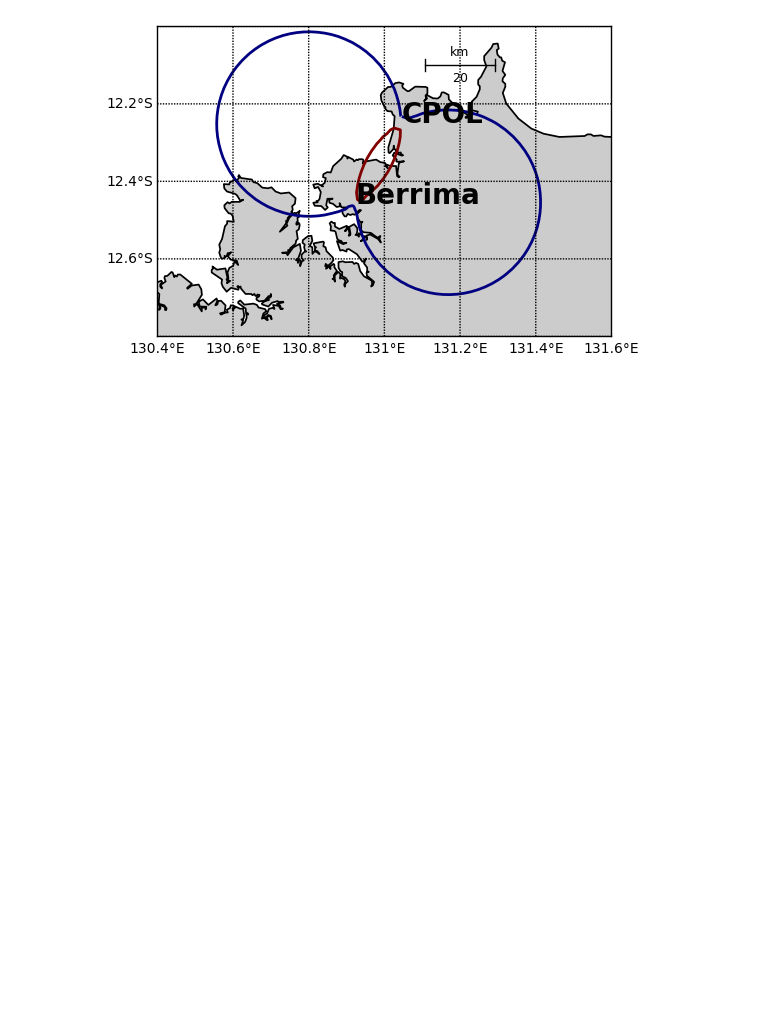
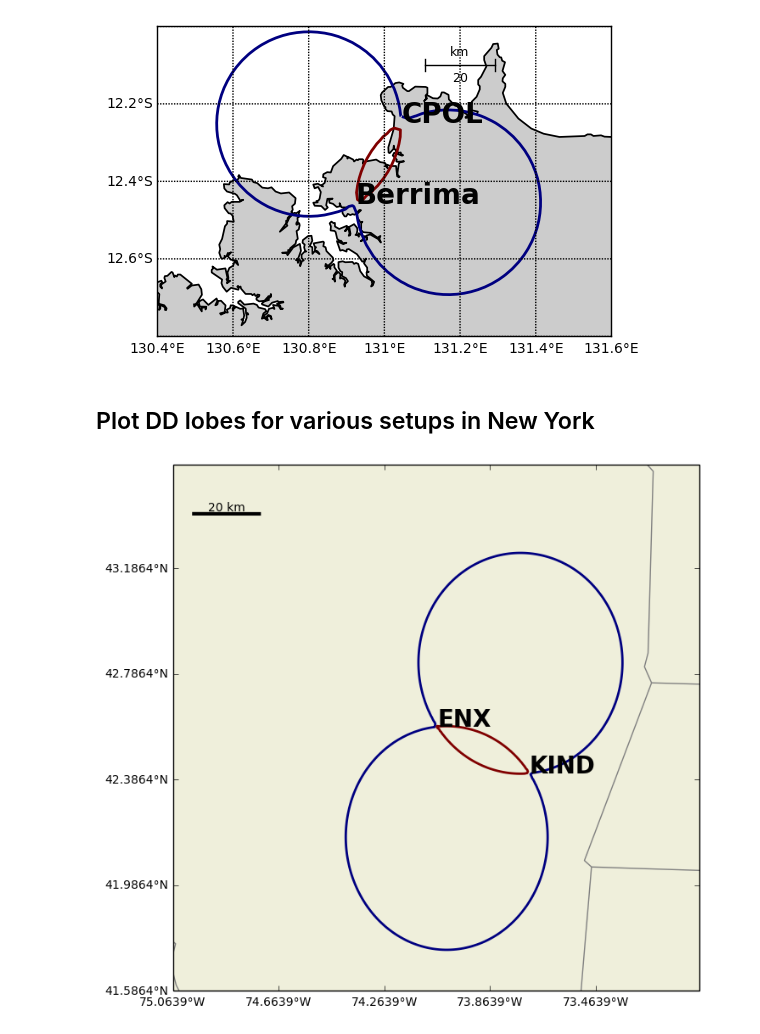
Before and after one commit to rcjackson/cmdv-rrm-anl, a Jupyter notebook: notebooks/DDLobes.ipynb, the cells around one changed output. Cells and saved outputs as stored; diff of their text form; code cells hidden in the pictures; blank space fills up the shorter version.

Commit message:
ADD: Dual Doppler lobe graphs for several spots in New York

```diff
--- a/notebooks/DDLobes.ipynb
+++ b/notebooks/DDLobes.ipynb
@@ -250,3 +349,17 @@ plt.subplot(211)
 plot_dd_lobe(0)
 # %% [output]
 [figure]
+# %% [markdown]
+## Plot DD lobes for various setups in New York
+# %%
+ENX = [dms_to_decimal(-74.0, 3.0, 50.0), dms_to_decimal(42.0, 35.0, 11.0)]
+KIND = [dms_to_decimal(-73.0, 42.0, 56.0), dms_to_decimal(42.0, 24.0, 36.0)]
+Albany_airport = [-73.8055, 42.7487]
+Delmar = [-73.8326, 42.6220]
+VOOR = [dms_to_decimal(-73, 42.0, 56.0), dms_to_decimal(42.0, 24.0, 36.0)]
+MEDU = [-74.1656, 42.4689]
+
+plt.figure(figsize=(8,10))
+plot_dd_lobes(ENX, KIND, 'ENX', 'KIND')
+# %% [output]
+[figure, added]
```
Also changed, not shown: parts of 8 cells of this notebook.
